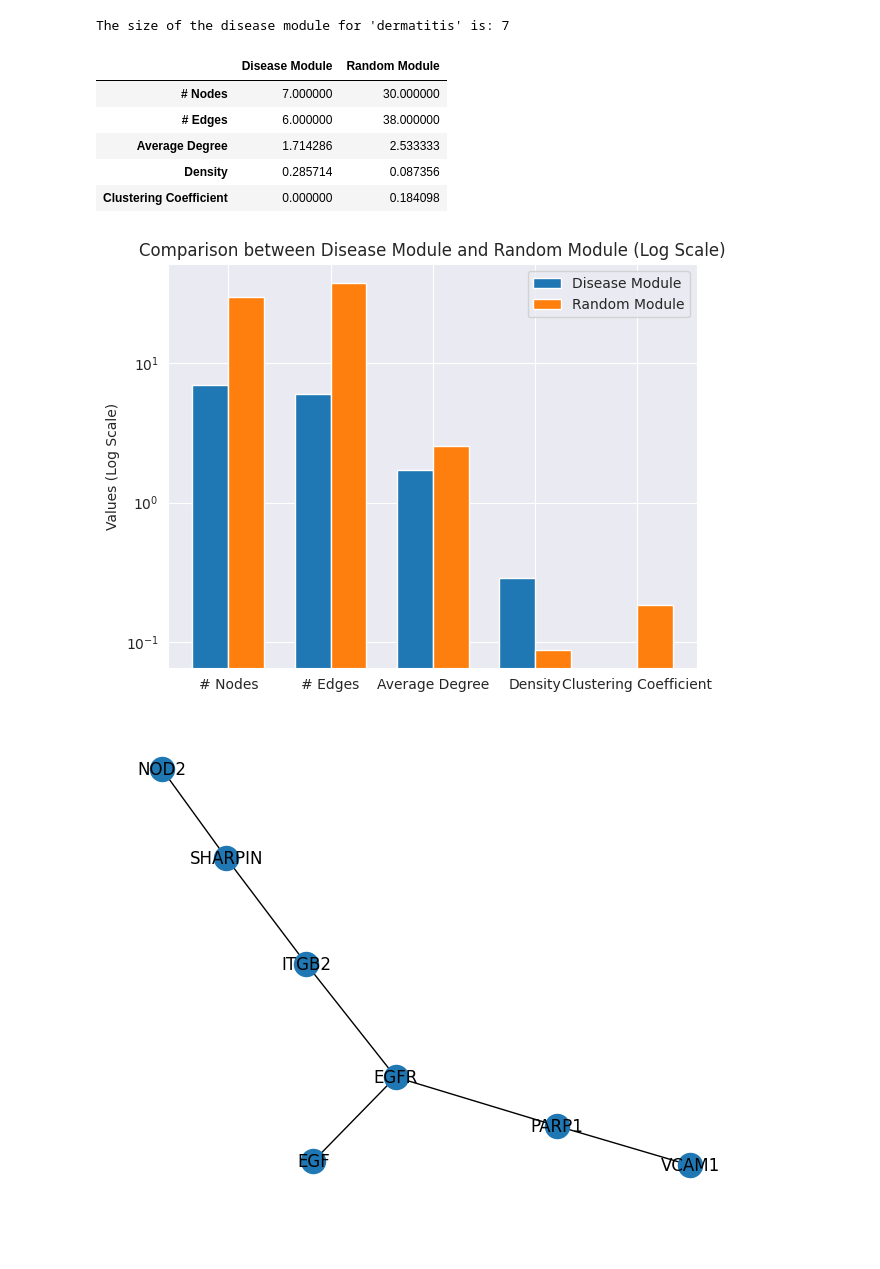
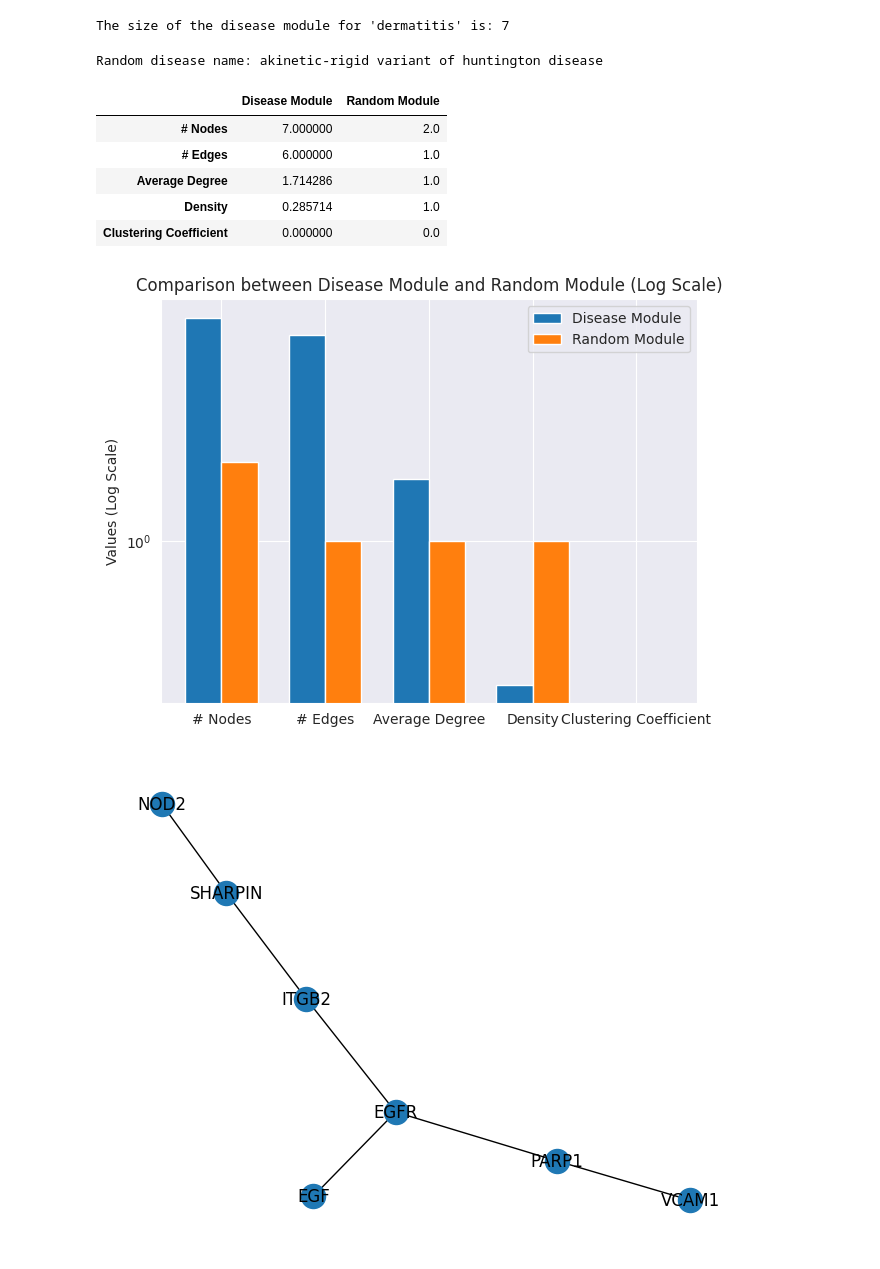
Before and after one commit to MathildeMrz/Complex-Data-in-Health, a Jupyter notebook: new_main.ipynb, the cells around one changed output. Cells and saved outputs as stored; diff of their text form; code cells hidden in the pictures.

Commit message:
Fix for random

```diff
--- a/new_main.ipynb
+++ b/new_main.ipynb
@@ -77,38 +77,44 @@ print(f"The size of the disease module for 'dermatitis' is: {disease_module_size
 The size of the disease module for 'dermatitis' is: 7
 # %%
 # Get the disease module for 'schizophrenia'
-psoriasis_genes, psoriasis_in_ppi, psoriasis_in_lcc, psoriasis_module = get_disease_module_info('psoriasis', cleaned_dga, gppi)
+np.random.seed(1234)
+random_dis_name = np.random.choice(cleaned_dga.diseaseName.unique())
+print(f"Random disease name: {random_dis_name}")
+
+random_genes, random_in_ppi, random_in_lcc, random_module = get_disease_module_info(random_dis_name, cleaned_dga, gppi)
+
 
 # Calculate network properties for the disease module
 disease_properties = [
     dermatitis_module.number_of_nodes(),
     dermatitis_module.number_of_edges(),
     sum(dict(dermatitis_module.degree()).values()) / dermatitis_module.number_of_nodes(),
     nx.density(dermatitis_module),
     nx.average_clustering(dermatitis_module)
 ]
 
 # Calculate network properties for the random module
 random_properties = [
-    psoriasis_module.number_of_nodes(),
-    psoriasis_module.number_of_edges(),
-    sum(dict(psoriasis_module.degree()).values()) / psoriasis_module.number_of_nodes(),
-    nx.density(psoriasis_module),
-    nx.average_clustering(psoriasis_module)
+    random_module.number_of_nodes(),
+    random_module.number_of_edges(),
+    sum(dict(random_module.degree()).values()) / random_module.number_of_nodes(),
+    nx.density(random_module),
+    nx.average_clustering(random_module)
 ]
 metrics = ["# Nodes", "# Edges", "Average Degree", "Density", "Clustering Coefficient"]
 
 # Create a DataFrame from the dictionaries
 
 df = pd.DataFrame({'Disease Module': disease_properties, 'Random Module': random_properties}, index=metrics)
 df
 # %% [output]
+Random disease name: akinetic-rigid variant of huntington disease
 |  | Disease Module | Random Module |
-| # Nodes | 7.000000 | 30.000000 |
-| # Edges | 6.000000 | 38.000000 |
-| Average Degree | 1.714286 | 2.533333 |
-| Density | 0.285714 | 0.087356 |
-| Clustering Coefficient | 0.000000 | 0.184098 |
+| # Nodes | 7.000000 | 2.0 |
+| # Edges | 6.000000 | 1.0 |
+| Average Degree | 1.714286 | 1.0 |
+| Density | 0.285714 | 1.0 |
+| Clustering Coefficient | 0.000000 | 0.0 |
 # %%
 x = np.arange(len(metrics))  # the label locations
 width = 0.35  # the width of the bars
@@ -141,7 +147,7 @@ fig.tight_layout()
 
 plt.show()
 # %% [output]
-[figure, old version]
+[figure, new version]
 # %%
 # Draw the disease module
 nx.draw(dermatitis_module, with_labels=True)
```
Also changed, not shown: parts of 1 cell of this notebook.
